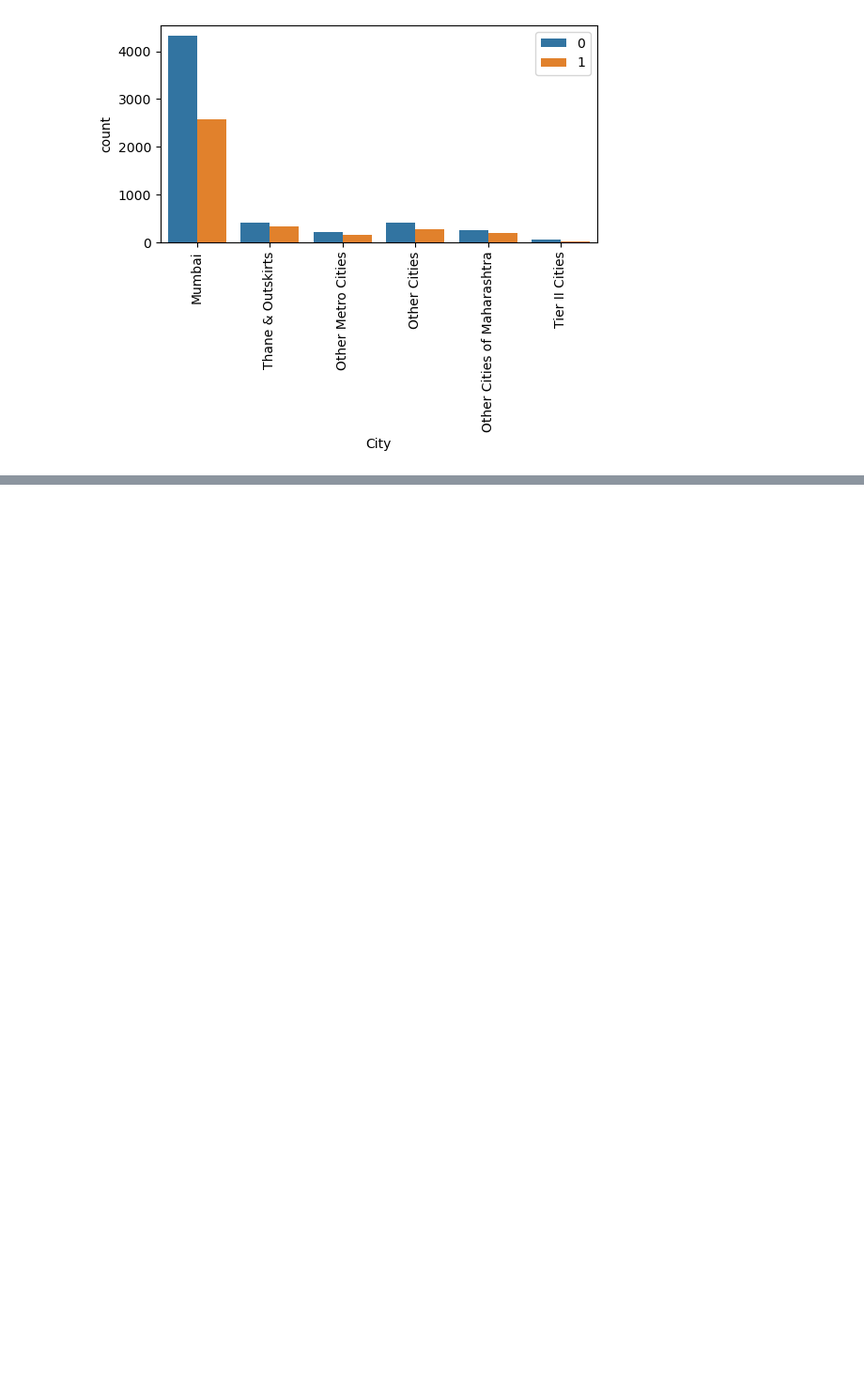
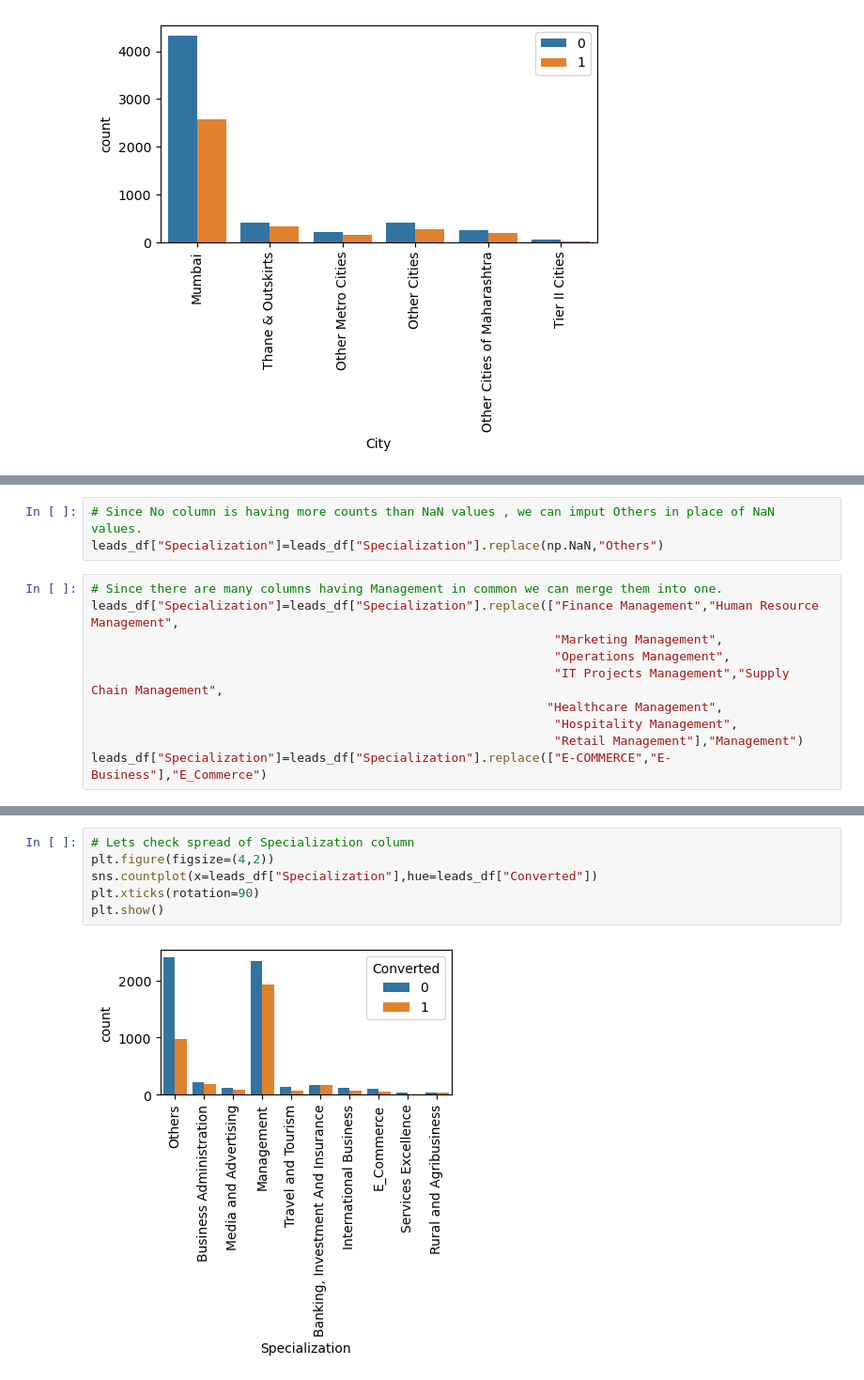
Before and after one commit to charudavis/UpGrad_CaseStudy_Lead, a Jupyter notebook: Lead_Score_Model.ipynb, the cells around one changed output, grey strips where cells are left out. Shown at 94% size. Saved outputs shown, nothing was run; the diff lists cells and outputs as text; blank space fills up the shorter version.

Commit message:
Categorical Columns EDA updated

```diff
--- a/Lead_Score_Model.ipynb
+++ b/Lead_Score_Model.ipynb
@@ -341,0 +431,13 @@ plt.show()
+# %%
+# Since No column is having more counts than NaN values , we can imput Others in place of NaN values.
+leads_df["Specialization"]=leads_df["Specialization"].replace(np.NaN,"Others")
+# %%
+# Since there are many columns having Management in common we can merge them into one.
+leads_df["Specialization"]=leads_df["Specialization"].replace(["Finance Management","Human Resource Management",
+                                                               "Marketing Management",
+                                                               "Operations Management",
+                                                               "IT Projects Management","Supply Chain Management",
+                                                              "Healthcare Management",
+                                                               "Hospitality Management",
+                                                               "Retail Management"],"Management")
+leads_df["Specialization"]=leads_df["Specialization"].replace(["E-COMMERCE","E-Business"],"E_Commerce")
@@ -341,0 +458,8 @@ plt.show()
+# %%
+# Lets check spread of Specialization column
+plt.figure(figsize=(4,2))
+sns.countplot(x=leads_df["Specialization"],hue=leads_df["Converted"])
+plt.xticks(rotation=90)
+plt.show()
+# %% [output]
+[figure, added]
```
Also changed, not shown: parts of 16 cells of this notebook.
